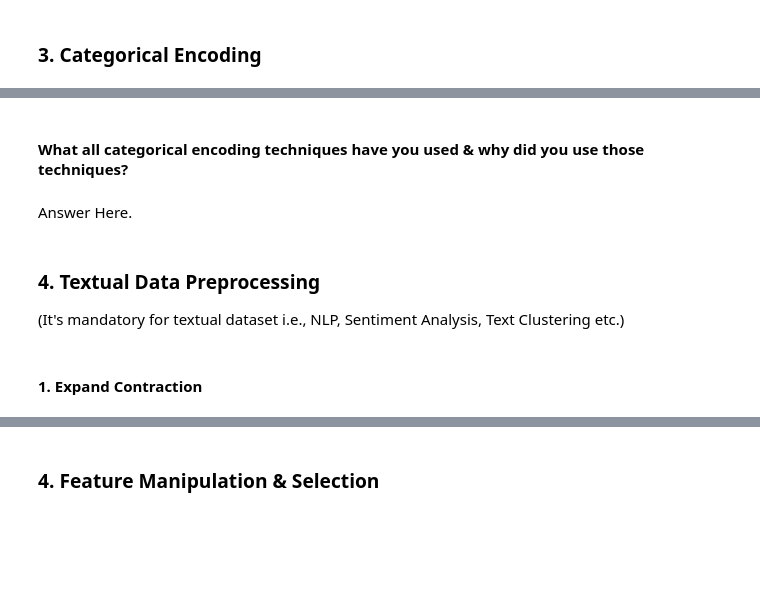
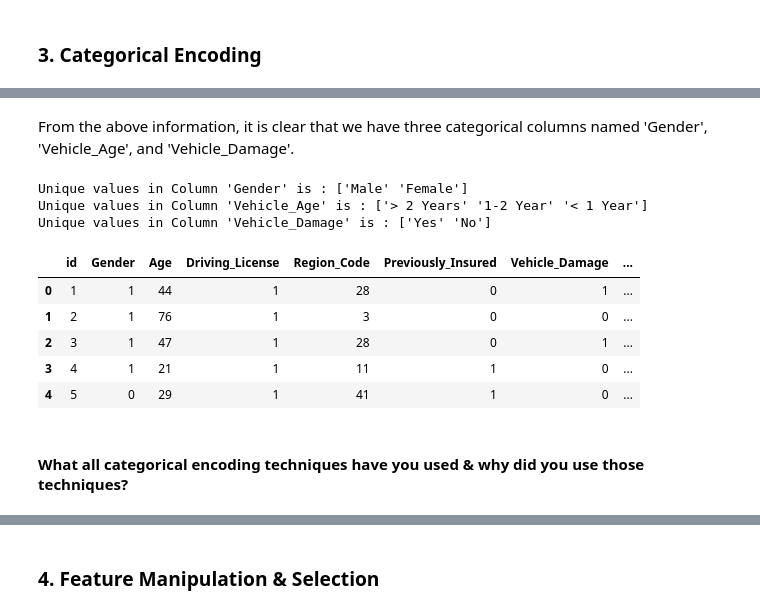
Before and after one commit to abhijain1216/Health-Insurance-Cross-Sell-Prediction-Classification-Project, a Jupyter notebook: Health_Insurance_Cross_Sell_Prediction_Classification_Project.ipynb, the cells around one changed output, grey strips where cells are left out. Cells and saved outputs as stored; diff of their text form; code cells hidden in the pictures; blank space fills up the shorter version.

```diff
--- a/Health_Insurance_Cross_Sell_Prediction_Classification_Project.ipynb
+++ b/Health_Insurance_Cross_Sell_Prediction_Classification_Project.ipynb
@@ -1019,0 +1041,13 @@ for feature in num_features:
+# %% [markdown]
+From the above information, it is clear that we have three categorical columns named 'Gender', 'Vehicle_Age', and 'Vehicle_Damage'.
+# %%
+# List of Categorical Features
+categorical_features = ['Gender', 'Vehicle_Age','Vehicle_Damage']
+
+# Check all the uniques within categorical variables
+for i in categorical_features:
+    print(f"Unique values in Column '{i}' is : {df[i].unique()}")
+# %% [output]
+Unique values in Column 'Gender' is : ['Male' 'Female']
+Unique values in Column 'Vehicle_Age' is : ['> 2 Years' '1-2 Year' '< 1 Year']
+Unique values in Column 'Vehicle_Damage' is : ['Yes' 'No']
@@ -1020,9 +1061,12 @@ for feature in num_features:
+# %%
+# Let's check Dataframe
+df.head(5)
+# %% [output]
+|  | id | Gender | Age | Driving_License | Region_Code | Previously_Insured | Vehicle_Damage | ... |
+| 0 | 1 | 1 | 44 | 1 | 28 | 0 | 1 | ... |
+| 1 | 2 | 1 | 76 | 1 | 3 | 0 | 0 | ... |
+| 2 | 3 | 1 | 47 | 1 | 28 | 0 | 1 | ... |
+| 3 | 4 | 1 | 21 | 1 | 11 | 1 | 0 | ... |
+| 4 | 5 | 0 | 29 | 1 | 41 | 1 | 0 | ... |
 # %% [markdown]
 #### What all categorical encoding techniques have you used & why did you use those techniques?
-# %% [markdown]
-Answer Here.
-# %% [markdown]
-### 4. Textual Data Preprocessing
-(It's mandatory for textual dataset i.e., NLP, Sentiment Analysis, Text Clustering etc.)
-# %% [markdown]
-#### 1. Expand Contraction
```
Also changed, not shown: parts of 46 cells of this notebook.
